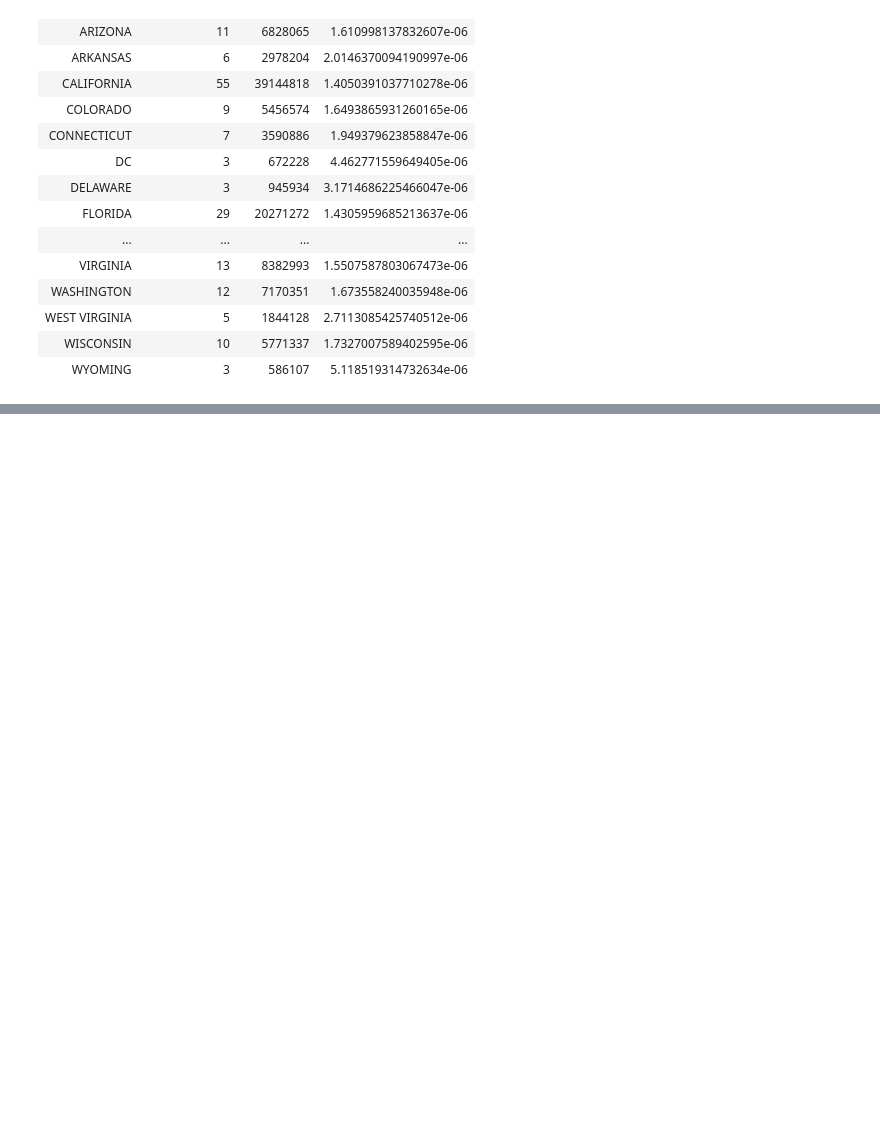
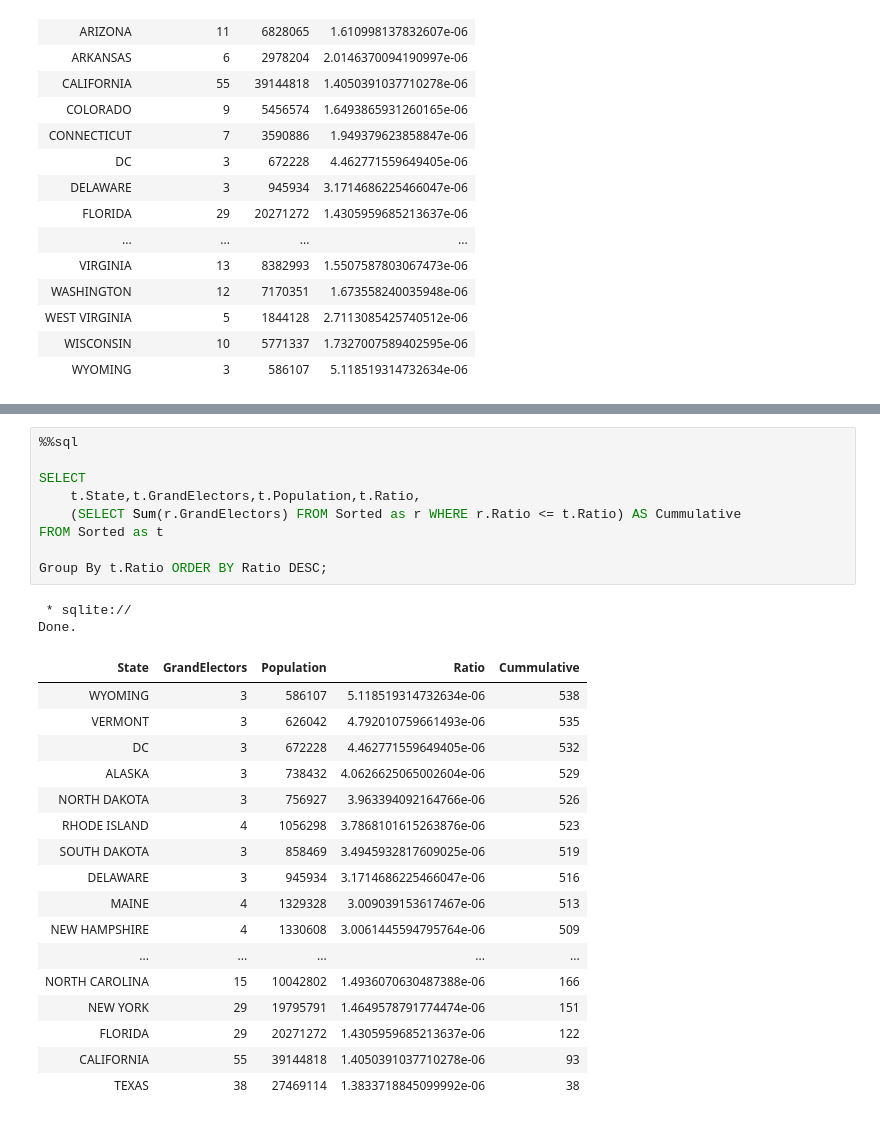
Before and after one commit to kahuroA/SQL-PRACTICE, a Jupyter notebook: SQL_MINI_PROJECT.ipynb, the cells around one changed output, grey strips where cells are left out. Drawn from its saved outputs; the diff is of its cells as text; blank space fills up the shorter version.

```diff
--- a/SQL_MINI_PROJECT.ipynb
+++ b/SQL_MINI_PROJECT.ipynb
@@ -197,5 +182,34 @@ SELECT SUM(GrandElectors) From Combined_new;
 Done.
 | SUM(GrandElectors) |
 | 538 |
+# %%
+%%sql
+
+SELECT
+    t.State,t.GrandElectors,t.Population,t.Ratio,
+    (SELECT Sum(r.GrandElectors) FROM Sorted as r WHERE r.Ratio <= t.Ratio) AS Cummulative
+FROM Sorted as t
+
+Group By t.Ratio ORDER BY Ratio DESC;
+# %% [output]
+ * sqlite://
+Done.
+| State | GrandElectors | Population | Ratio | Cummulative |
+| WYOMING | 3 | 586107 | 5.118519314732634e-06 | 538 |
+| VERMONT | 3 | 626042 | 4.792010759661493e-06 | 535 |
+| DC | 3 | 672228 | 4.462771559649405e-06 | 532 |
+| ALASKA | 3 | 738432 | 4.0626625065002604e-06 | 529 |
+| NORTH DAKOTA | 3 | 756927 | 3.963394092164766e-06 | 526 |
+| RHODE ISLAND | 4 | 1056298 | 3.7868101615263876e-06 | 523 |
+| SOUTH DAKOTA | 3 | 858469 | 3.4945932817609025e-06 | 519 |
+| DELAWARE | 3 | 945934 | 3.1714686225466047e-06 | 516 |
+| MAINE | 4 | 1329328 | 3.009039153617467e-06 | 513 |
+| NEW HAMPSHIRE | 4 | 1330608 | 3.0061445594795764e-06 | 509 |
+| ... | ... | ... | ... | ... |
+| NORTH CAROLINA | 15 | 10042802 | 1.4936070630487388e-06 | 166 |
+| NEW YORK | 29 | 19795791 | 1.4649578791774474e-06 | 151 |
+| FLORIDA | 29 | 20271272 | 1.4305959685213637e-06 | 122 |
+| CALIFORNIA | 55 | 39144818 | 1.4050391037710278e-06 | 93 |
+| TEXAS | 38 | 27469114 | 1.3833718845099992e-06 | 38 |
 # %%
 %%sql
```
Also changed, not shown: parts of 5 cells of this notebook.
